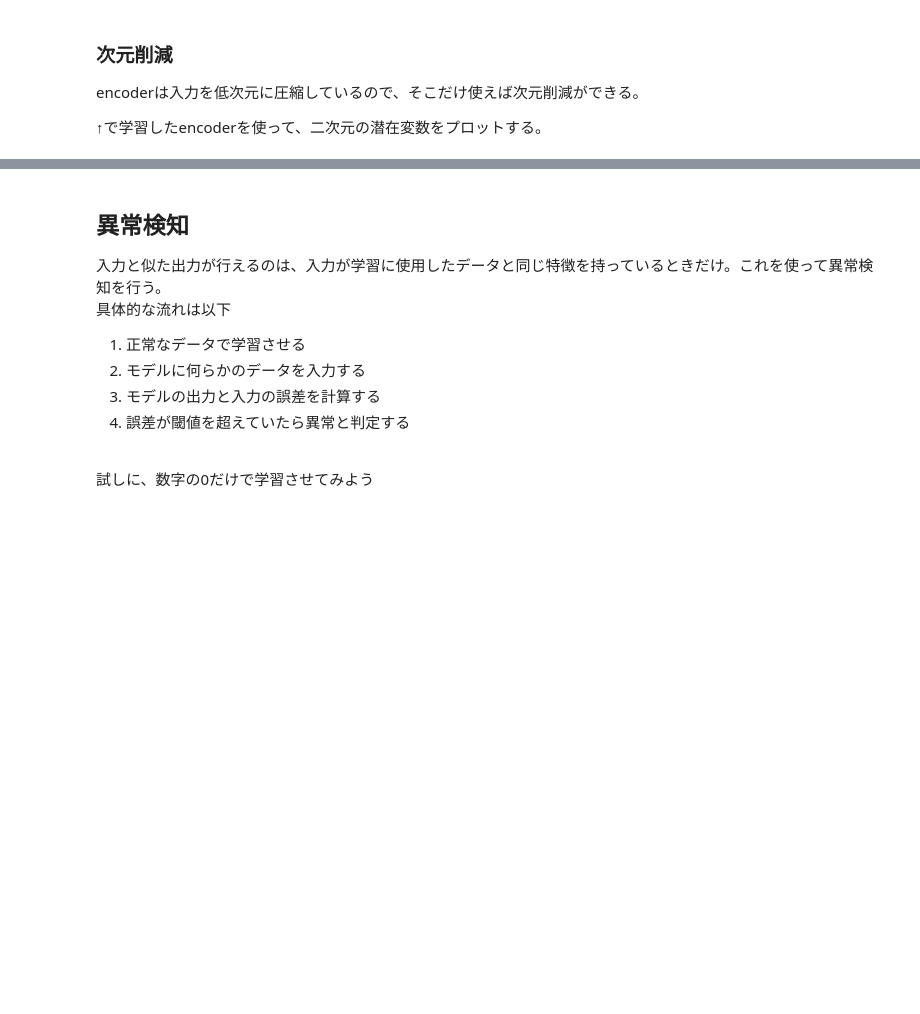
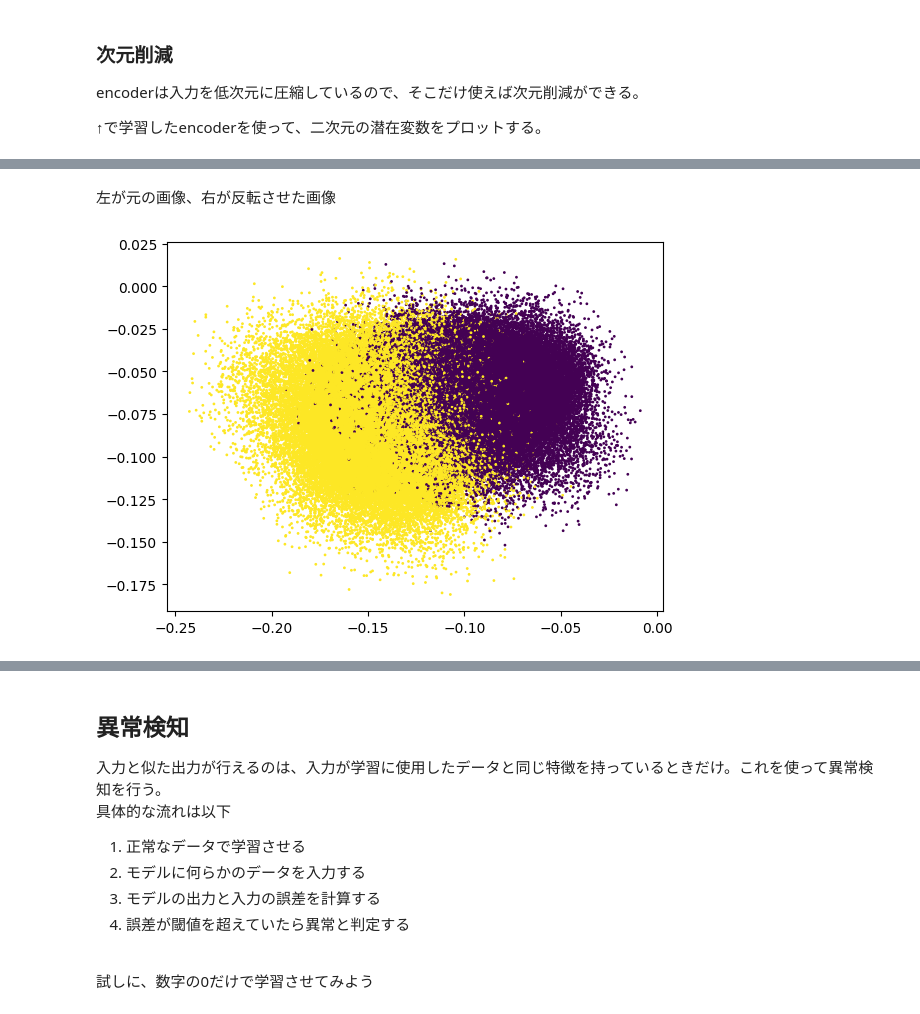
Before and after one commit to misya11p/autoencoder, a Jupyter notebook: AE.ipynb, the cells around one changed output, grey strips where cells are left out. Saved outputs shown, nothing was run; the diff lists cells and outputs as text; code cells hidden in the pictures; blank space fills up the shorter version.

```diff
--- a/AE.ipynb
+++ b/AE.ipynb
@@ -198,0 +209,25 @@ plt.scatter(images[:, 0], images[:, 1], c=labels, s=1, cmap='tab10');
+# %% [markdown]
+左が元の画像、右が反転させた画像
+# %%
+ae = AutoEncoder(z_dim).to(device)
+
+images = []
+labels = []
+ae.eval()
+with torch.no_grad():
+    for x, _ in dataloader:
+        x = x.view(x.size(0), -1).to(device)
+        z = ae.encoder(x)
+        images.append(z.cpu())
+        labels.append(torch.zeros(len(z)))
+
+        reverse_x = 1 - x
+        z = ae.encoder(reverse_x)
+        images.append(z.cpu())
+        labels.append(torch.ones(len(z)))
+
+images = torch.cat(images, dim=0)
+labels = torch.cat(labels, dim=0)
+plt.scatter(images[:, 0], images[:, 1], c=labels, s=1);
+# %% [output]
+[figure, added]
```
Also changed, not shown: parts of 16 cells of this notebook.
